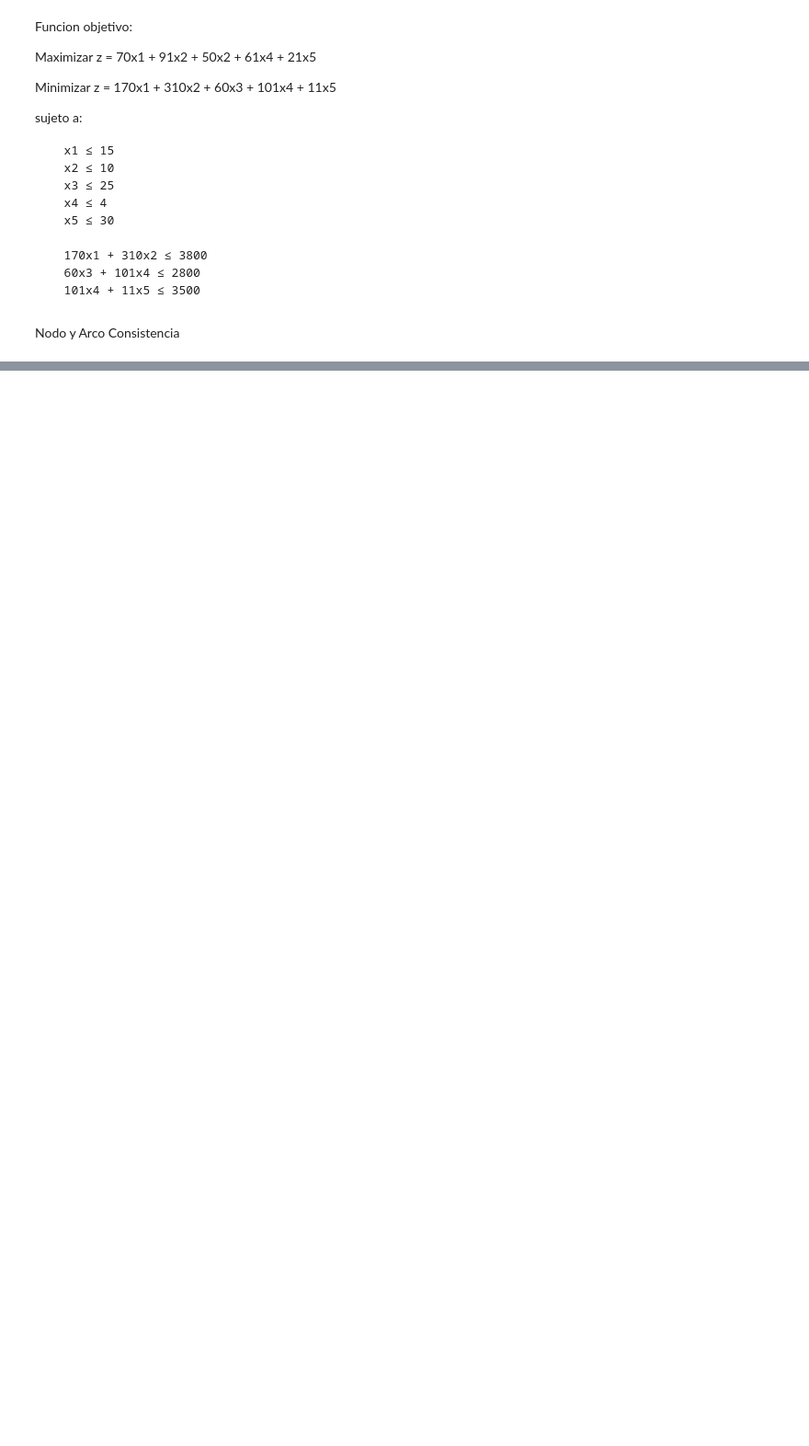
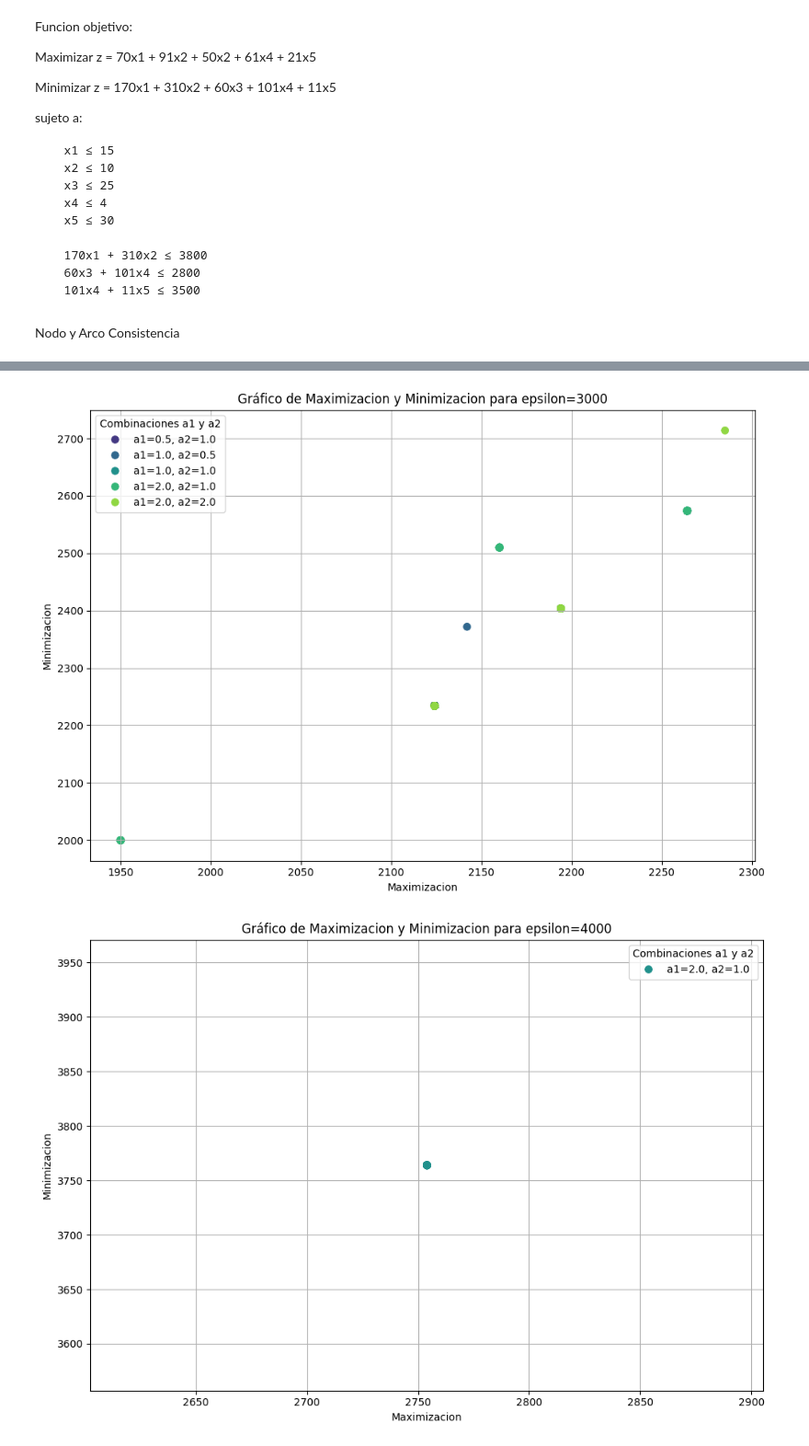
Before and after one commit to angel-salgado-m/equilibriumOptimizer, a Jupyter notebook: EquilibriumOptimizer.ipynb, the cells around one changed output, grey strips where cells are left out. Shown: that part at 92% size. Drawn from its saved outputs; the diff is of its cells as text; code cells hidden in the pictures; blank space fills up the shorter version.

Commit message:
Graficos preparados, faltan mas experimentos

```diff
--- a/EquilibriumOptimizer.ipynb
+++ b/EquilibriumOptimizer.ipynb
@@ -101,7 +95,7 @@ x5: [0, 1, 2, 3, 4, 5, 6, 7, 8, 9, 10, 11, 12, 13, 14, 15, 16, 17, 18, 19, 20, 2
 # %%
 class Problema:
-  def __init__(self):
-    self.epsilon = 5000
+  def __init__(self, epsilon):
+    self.epsilon = epsilon
     self.dimensiones = 5
     self.limites = {
       'x1': (0, 15),
@@ -414,17 +408,17 @@ class EquilibriumOptimizer2:
         self.updateCandidatosEq()
 # %%
 # Cantidad de particulas = 5
-n = 30
+#n = 30
 # Numero maximo de iteraciones
-MAX_ITER = 5
+#MAX_ITER = 5
 # Constantes de explotacion y explotacion
-a1 = 2
-a2 = 1
+#a1 = 2
+#a2 = 1
 #
-GP = 0.5
+#GP = 0.5
 
 # Ejecutar el optimizador
-# problema = Problema()
+#problema = Problema(epsilon=4000)
 #optimizer = EquilibriumOptimizer2(problema, n, MAX_ITER, a1, a2, GP)
 #optimizer.solve()
 # %%
@@ -497,0 +917,60 @@ Creacion de particulas:
+# %%
+import pandas as pd
+import os
+import re
+import matplotlib.pyplot as plt
+import seaborn as sns
+
+# Directorio donde están los archivos CSV
+directory = os.getcwd()
+csv_files = [f for f in os.listdir(directory) if f.endswith('.csv')]
+
+# Inicializar un diccionario para almacenar los datos
+data_dict = {}
+
+# Expresión regular para extraer los valores de epsilon, a1 y a2 de los nombres de los archivos
+pattern = re.compile(r'resultados_experimentos_e_(\d+)_a1_(\d+\.?\d*)_a2_(\d+\.?\d*)\.csv')
+
+# DataFrame para almacenar todos los puntos
+all_data = pd.DataFrame()
+
+for file in csv_files:
+    match = pattern.match(file)
+    if match:
+        epsilon, a1, a2 = match.groups()
+
+        # Convertir los valores a los tipos adecuados
+        epsilon = int(epsilon)
+        a1 = float(a1)
+        a2 = float(a2)
+
+        # Leer el archivo CSV
+        filepath = os.path.join(directory, file)
+        df = pd.read_csv(filepath)
+
+        # Añadir columnas de parámetros
+        df['epsilon'] = epsilon
+        df['a1'] = a1
+        df['a2'] = a2
+        df['combinacion'] = f'a1={a1}, a2={a2}'
+
+        # Concatenar al DataFrame general
+        all_data = pd.concat([all_data, df], ignore_index=True)
+
+# Generar gráficos por cada valor de epsilon
+epsilons = all_data['epsilon'].unique()
+for epsilon in epsilons:
+    subset = all_data[all_data['epsilon'] == epsilon]
+
+    plt.figure(figsize=(10, 7))
+    sns.scatterplot(data=subset, x='Maximizacion', y='Minimizacion', hue='combinacion', palette='viridis', s=50, edgecolor=None)
+    plt.title(f'Gráfico de Maximizacion y Minimizacion para epsilon={epsilon}')
+    plt.xlabel('Maximizacion')
+    plt.ylabel('Minimizacion')
+    plt.legend(title='Combinaciones a1 y a2')
+    plt.grid(True)
+    plt.tight_layout()
+    plt.show()
+# %% [output]
+[figure, added]
+[figure, added]
```
Also changed, not shown: parts of 6 cells of this notebook, 17 other files.
